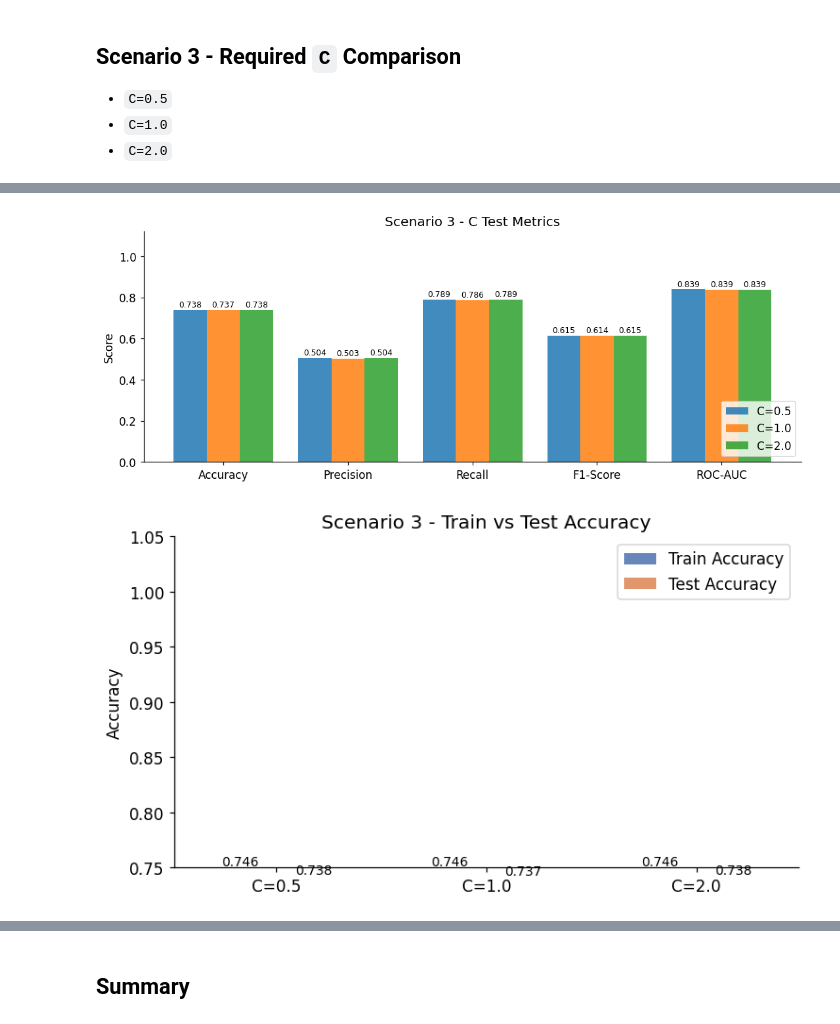
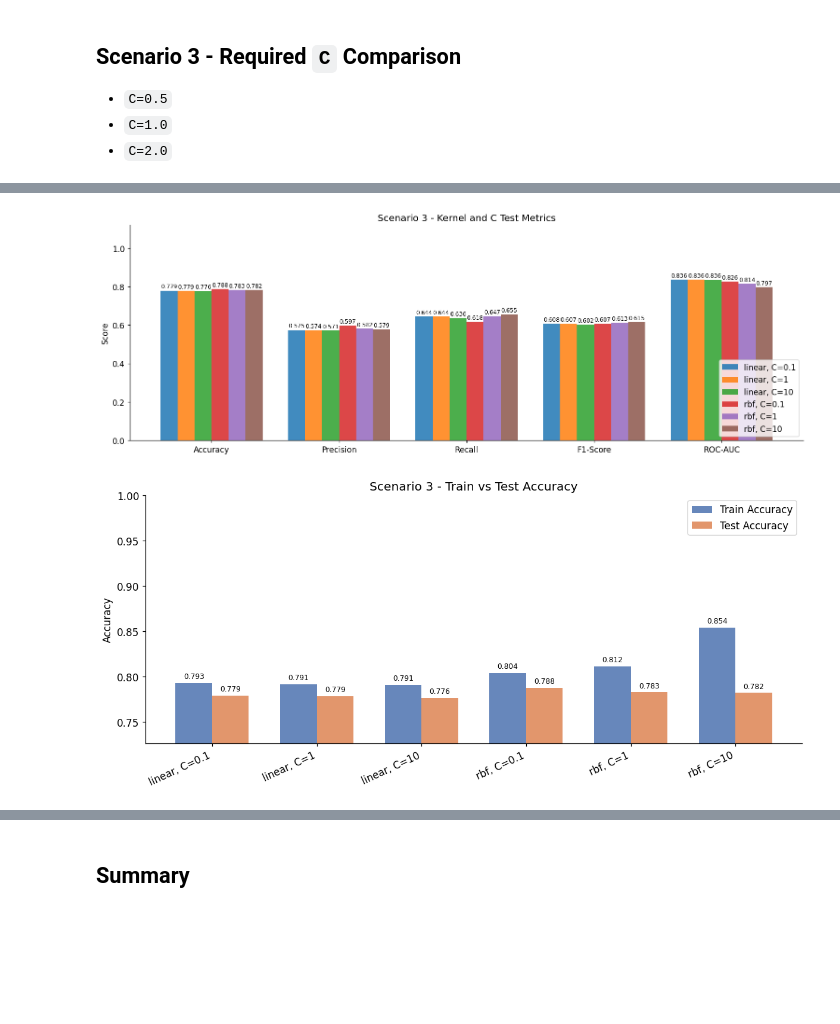
Before and after one commit to lemodoescoding/fp-ml-2026, a Jupyter notebook: svm.ipynb, the cells around one changed output, grey strips where cells are left out. Saved outputs shown, nothing was run; the diff lists cells and outputs as text; code cells hidden in the pictures; blank space fills up the shorter version.

```diff
--- a/svm.ipynb
+++ b/svm.ipynb
@@ -387,18 +390,8 @@ no_scaling_result = run_svm(
     X_test,
     y_train,
     y_test,
+    kernel="rbf",
     C=1.0,
-)
-
-scaler = StandardScaler()
-X_train_scaled = X_train.copy()
-X_test_scaled = X_test.copy()
-
-X_train_scaled[CONTINUOUS_COLUMNS] = scaler.fit_transform(
-    X_train[CONTINUOUS_COLUMNS]
-)
-X_test_scaled[CONTINUOUS_COLUMNS] = scaler.transform(
-    X_test[CONTINUOUS_COLUMNS]
 )
 
 scaling_result = run_svm(
@@ -406,6 +399,7 @@ scaling_result = run_svm(
     X_test_scaled,
     y_train,
     y_test,
+    kernel="rbf",
     C=1.0,
 )
 
@@ -457,7 +451,12 @@ for ax, (label, result) in zip(
         matrix,
         display_labels=["No Churn", "Churn"],
     )
-    display.plot(ax=ax, colorbar=False, cmap="Blues", values_format="d")
+    display.plot(
+        ax=ax,
+        colorbar=False,
+        cmap="Blues",
+        values_format="d",
+    )
     ax.set_title(label)
 
 plt.suptitle("Scenario 2 - Confusion Matrices", fontsize=13, y=1.02)
@@ -475,7 +474,7 @@ for label, result in [
 ]:
     false_positive_rate, true_positive_rate, _ = roc_curve(
         y_test,
-        result["y_prob"],
+        result["y_score"],
     )
     scenario_2_roc[label] = (
         false_positive_rate,
@@ -560,12 +572,15 @@ C=2.0           0.7458      0.7381    0.0077    0.6152    0.8385
+# %%
+plot_metrics_bar(
+    {
+        label: result["metrics"]
+        for label, result in scenario_3_results.items()
+    },
+    "Scenario 3 - Kernel and C Test Metrics",
+    figsize=(14, 5),
+)
+# %% [output]
+[figure, added]
 # %%
-plot_metrics_bar(
-    {
-        label: result["metrics"]
-        for label, result in scenario_3_results.items()
-    },
-    "Scenario 3 - C Test Metrics",
-)
-
 labels = list(scenario_3_results)
 train_accuracies = [
     result["train_accuracy"]
@@ -579,7 +594,7 @@ test_accuracies = [
 x = np.arange(len(labels))
 width = 0.35
 
-fig, ax = plt.subplots(figsize=(7, 4))
+fig, ax = plt.subplots(figsize=(11, 5))
 train_bars = ax.bar(
     x - width / 2,
     train_accuracies,
@@ -587,36 +602,36 @@ train_bars = ax.bar(
     label="Train Accuracy",
     color="#4C72B0",
     alpha=0.85,
 )
 test_bars = ax.bar(
     x + width / 2,
     test_accuracies,
     width,
     label="Test Accuracy",
     color="#DD8452",
     alpha=0.85,
 )
 
 for bars in [train_bars, test_bars]:
     for bar in bars:
         ax.text(
             bar.get_x() + bar.get_width() / 2,
             bar.get_height() + 0.003,
             f"{bar.get_height():.3f}",
             ha="center",
             va="bottom",
-            fontsize=9,
+            fontsize=8,
         )
 
+minimum_accuracy = min(train_accuracies + test_accuracies)
 ax.set_xticks(x)
-ax.set_xticklabels(labels)
-ax.set_ylim(0.75, 1.05)
+ax.set_xticklabels(labels, rotation=25, ha="right")
+ax.set_ylim(max(0, minimum_accuracy - 0.05), 1.0)
 ax.set_ylabel("Accuracy")
 ax.set_title("Scenario 3 - Train vs Test Accuracy")
 ax.legend()
 plt.tight_layout()
 plt.show()
 # %% [output]
-[figure, old version]
+[figure, new version]
-[figure, removed]
 # %%
```
Also changed, not shown: parts of 17 cells of this notebook, 1 other file.
